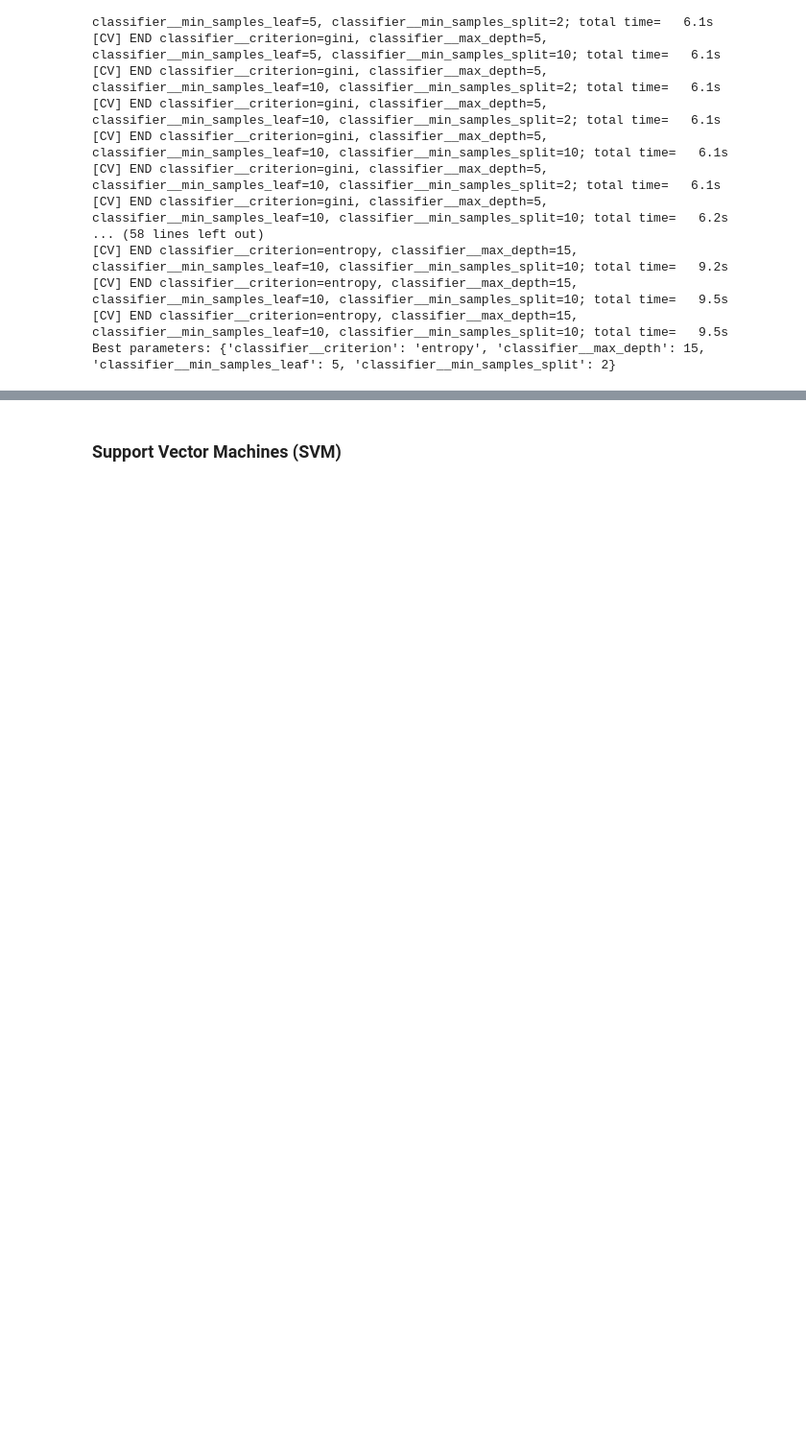
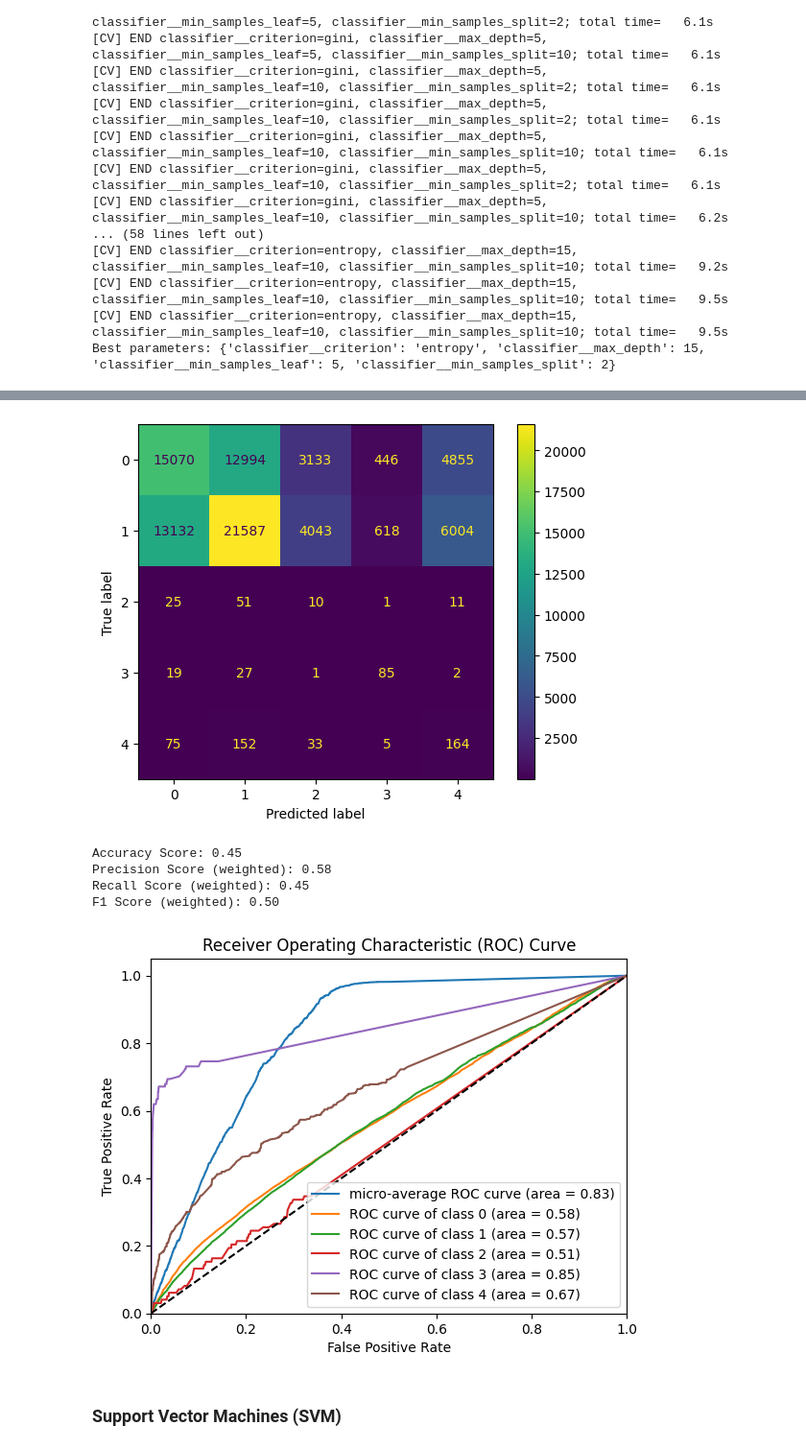
Before and after one commit to CarlosGG18/NYPD-Arrest-Analysis, a Jupyter notebook: Regression Model.ipynb, the cells around one changed output, grey strips where cells are left out. Shown at 96% size. Cells and saved outputs as stored; diff of their text form; code cells hidden in the pictures; blank space fills up the shorter version.

```diff
--- a/Regression Model.ipynb
+++ b/Regression Model.ipynb
@@ -272,7 +272,7 @@ pipeline = Pipeline([
     ('classifier', GradientBoostingClassifier(random_state=42))
 ])
 # %%
-pipeline.fit(X_train_smote, y_train_smote)
+gbc.fit(X_train_smote, y_train_smote)
 # %% [output]
 Pipeline(steps=[('preprocessor',
                  ColumnTransformer(remainder='passthrough',
@@ -290,3 +290,13 @@ Precision Score (weighted): 0.59
 Recall Score (weighted): 0.38
 F1 Score (weighted): 0.45
 [figure]
+# %%
+gbc_params ={
+    'classifier__learning_rate':[0.1,0.01,0.001],
+    'classifier__n_estimators':[100,150],
+    'classifier__max_depth':[10,15],
+    'classifier__subsample':[0.9,0.8],
+}
+# %%
+gbc_grid_search = GridSearchCV(gbc, gbc_params, cv=5, scoring='accuracy', n_jobs=-1, verbose =2)
+gbc_grid_search.fit(X_train_smote, y_train_smote)
@@ -346,3 +358,5 @@ Fitting 3 folds for each of 24 candidates, totalling 72 fits
 [CV] END classifier__criterion=entropy, classifier__max_depth=15, classifier__min_samples_leaf=10, classifier__min_samples_split=10; total time=   9.5s
 [CV] END classifier__criterion=entropy, classifier__max_depth=15, classifier__min_samples_leaf=10, classifier__min_samples_split=10; total time=   9.5s
 Best parameters: {'classifier__criterion': 'entropy', 'classifier__max_depth': 15, 'classifier__min_samples_leaf': 5, 'classifier__min_samples_split': 2}
+# %%
+best_dtc.fit(X_train_smote,y_train_smote)
@@ -349,3 +373,12 @@ Best parameters: {'classifier__criterion': 'entropy', 'classifier__max_depth': 1
+# %%
+results(best_dtc,X_test, y_test)
+# %% [output]
+[figure, added]
+Accuracy Score: 0.45
+Precision Score (weighted): 0.58
+Recall Score (weighted): 0.45
+F1 Score (weighted): 0.50
+[figure, added]
 # %% [markdown]
 ### Support Vector Machines (SVM)
 # %%
```
Also changed, not shown: parts of 4 cells of this notebook.
